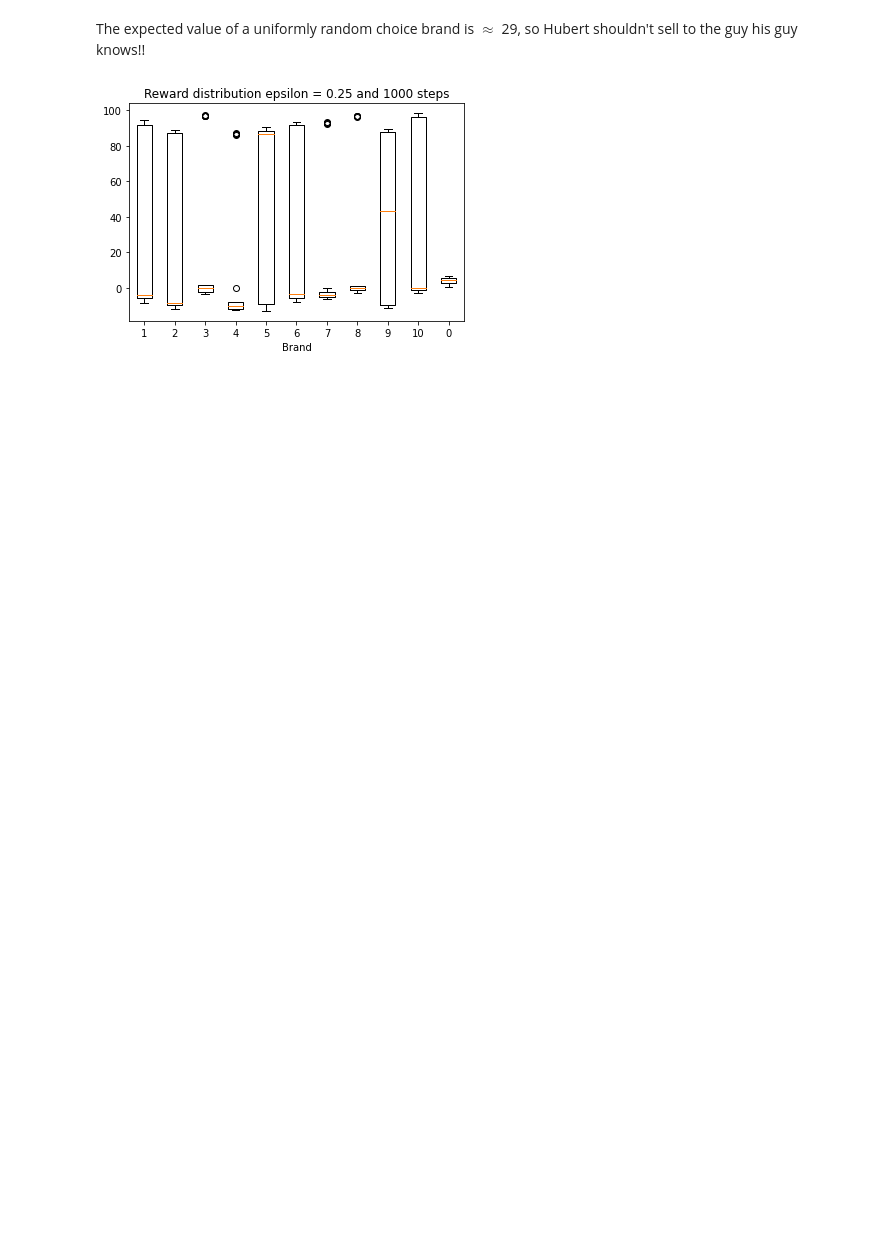
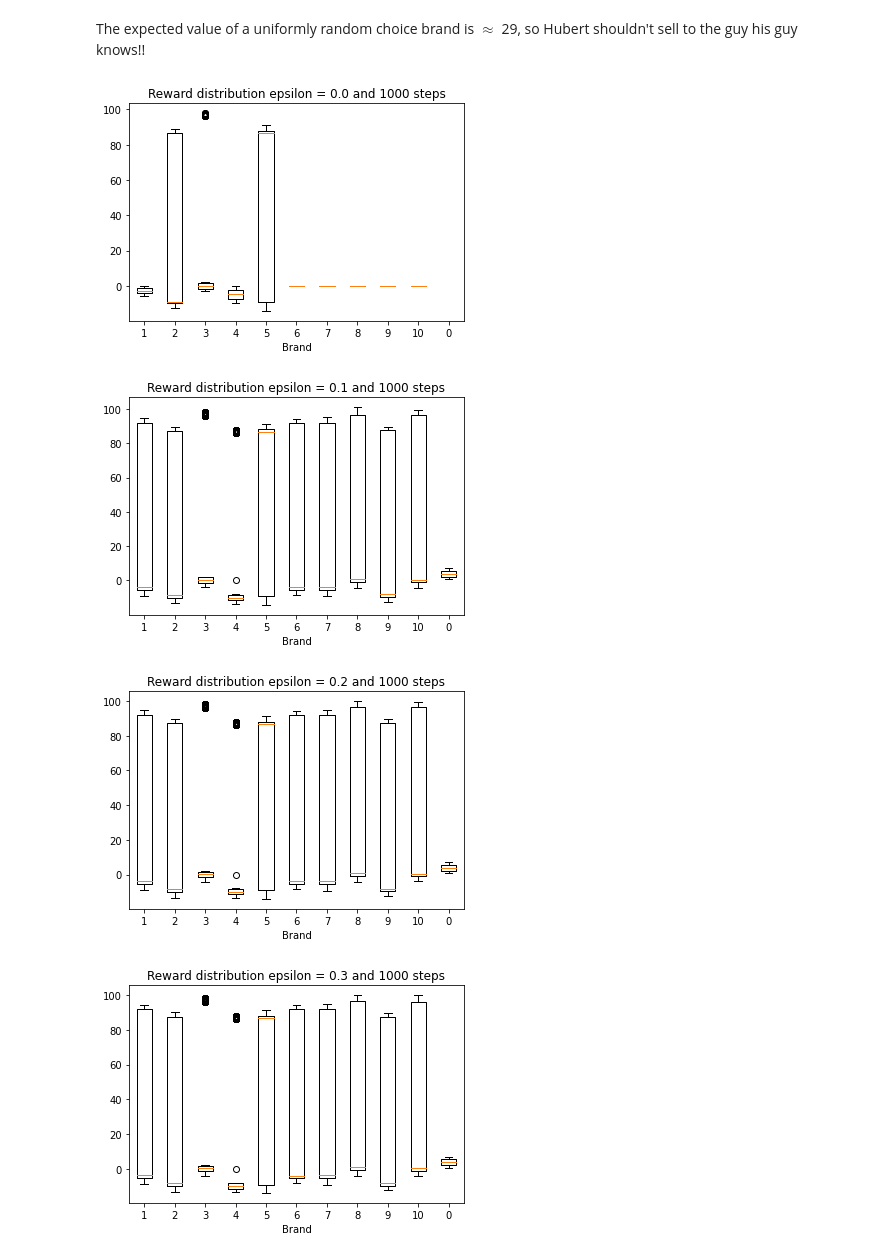
Before and after one commit to TrellixVulnTeam/INF368_65ZU, a Jupyter notebook: Weekly_Tasks/week2.ipynb, the cells around one changed output. Saved outputs shown, nothing was run; the diff lists cells and outputs as text; code cells hidden in the pictures; blank space fills up the shorter version.

```diff
--- a/Weekly_Tasks/week2.ipynb
+++ b/Weekly_Tasks/week2.ipynb
@@ -105,23 +135,57 @@ def hubert_take_steps(n, epsilon, alpha=0.1):
 
     reward = 0
     bts = np.random.uniform(1, 10, n)
-    for bt in bts:
+    for i, bt in enumerate(bts):
         p = np.random.rand()
-        if p < 1-epsilon:
+        if i == 0 or p > 1-epsilon:
+            max_key = str(np.random.randint(11))
+        else:
             max_key = max(avg_earnings, key=avg_earnings.get)
-        else:
-            max_key = str(np.random.randint(11))
-
         c_reward = (BT_Fredriksen_price(bt) if break_string(max_key, m(bt)) else bt*0.7)- (string_price(max_key))
         reward += c_reward
         avg_earnings[max_key] += alpha*(c_reward-avg_earnings[max_key])
         plot_earnings[max_key].append(c_reward)
     return plot_earnings, avg_earnings, reward
-# %%
-plot_earnings, avg_earnings, reward = hubert_take_steps(1000, 0.25)
-plt.boxplot([plot_earnings[k] for k in plot_earnings.keys()], labels=plot_earnings.keys())
-plt.title("Reward distribution epsilon = " + str(0.25) + " and " + str(1000) + " steps")
-plt.xlabel("Brand")
-plt.show()
-# %% [output]
-[figure, removed]
+# %%
+e_of_x = []
+t_of_x = []
+std_of_xp = []
+std_of_xm = []
+epsilon_values = []
+for i in range(11):
+    plot_earnings, avg_earnings, reward = hubert_take_steps(100000, i/10)
+    plt.boxplot([plot_earnings[k] for k in plot_earnings.keys()], labels=plot_earnings.keys())
+    plt.title("Reward distribution epsilon = " + str(i/10) + " and " + str(1000) + " steps")
+    plt.xlabel("Brand")
+    plt.show()
+    l = []
+    for k in plot_earnings.keys():
+        l.extend(plot_earnings[k])
+
+    e = np.mean(l)
+    t = np.sum(l)
+    std = np.std(l)/np.sqrt(len(l))
+    e_of_x.append(e)
+    t_of_x.append(t)
+    std_of_xp.append(e+std)
+    std_of_xm.append(e-std)
+    epsilon_values.append(i/10)
+plt.plot(epsilon_values, e_of_x)
+plt.title("Expected value")
+plt.show()
+
+plt.plot(epsilon_values, e_of_x, label="Expected")
+plt.plot(epsilon_values, std_of_xp, label="Standard error+")
+plt.plot(epsilon_values, std_of_xm, label="Standard error-")
+plt.legend(loc="upper right")
+plt.title("With standard error")
+plt.show()
+
+plt.plot(epsilon_values, t_of_x)
+plt.title("Expected total value")
+plt.show()
+# %% [output]
+[figure, added]
+[figure, added]
+[figure, added]
+[figure, added]
```
Also changed, not shown: parts of 9 cells of this notebook.
